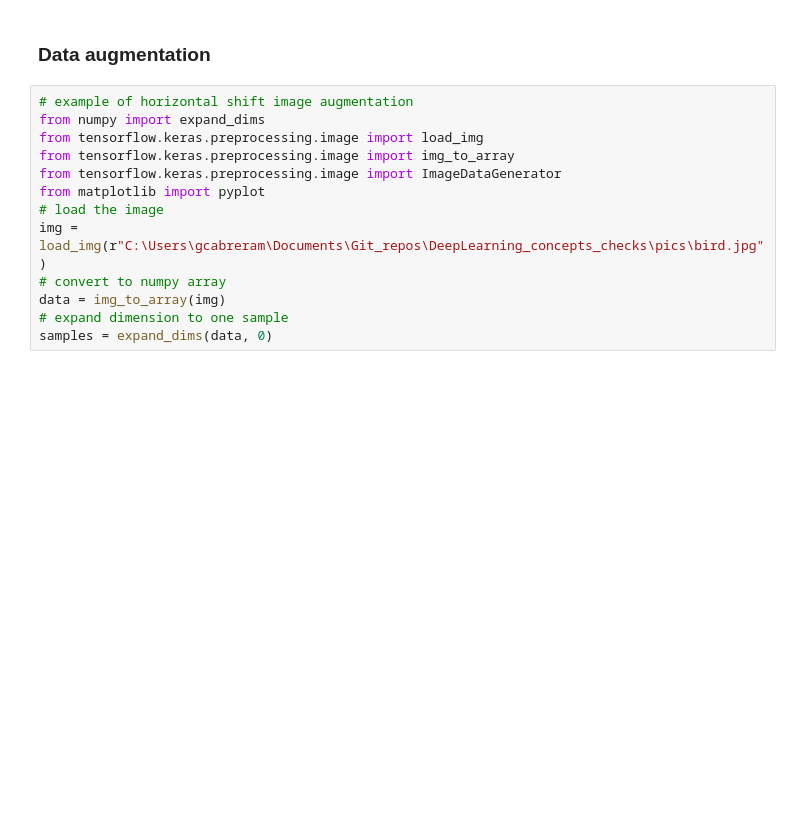
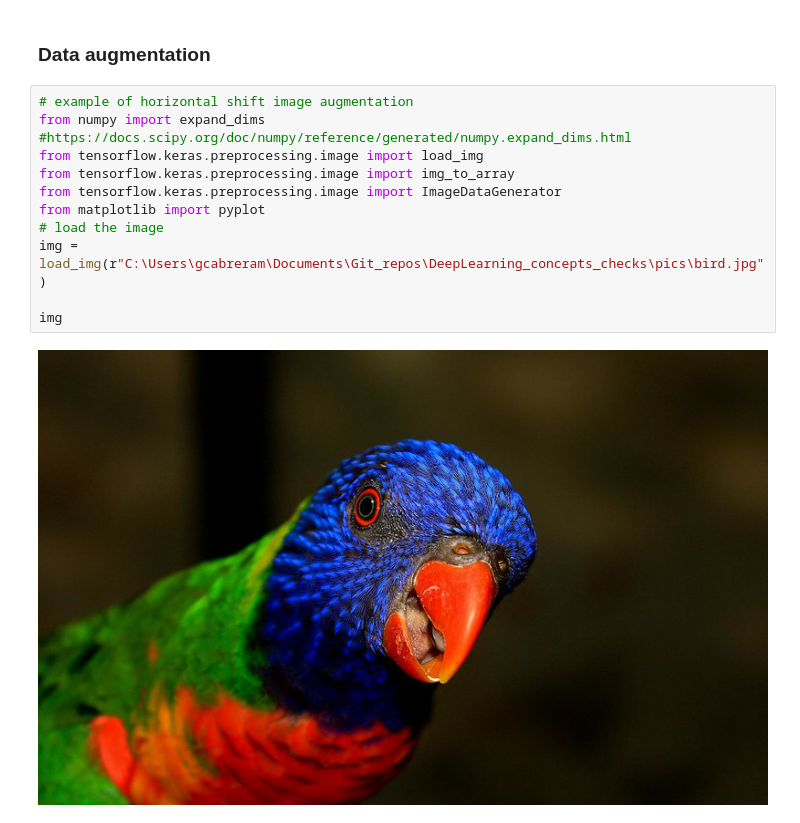
Before and after one commit to GermanCM/DeepLearning_concepts_checks, a Jupyter notebook: project/deep_learning_for_computer_vision_examples/convolutional_layers_examples.ipynb, the cells around one changed output. Drawn from its saved outputs; the diff is of its cells as text; blank space fills up the shorter version.

Commit message:
image data augmentation techniques

```diff
--- a/project/deep_learning_for_computer_vision_examples/convolutional_layers_examples.ipynb
+++ b/project/deep_learning_for_computer_vision_examples/convolutional_layers_examples.ipynb
@@ -3,13 +3,14 @@
 # %%
 # example of horizontal shift image augmentation
 from numpy import expand_dims
+#https://docs.scipy.org/doc/numpy/reference/generated/numpy.expand_dims.html
 from tensorflow.keras.preprocessing.image import load_img
 from tensorflow.keras.preprocessing.image import img_to_array
 from tensorflow.keras.preprocessing.image import ImageDataGenerator
 from matplotlib import pyplot
 # load the image
 img = load_img(r"C:\Users\gcabreram\Documents\Git_repos\DeepLearning_concepts_checks\pics\bird.jpg")
-# convert to numpy array
-data = img_to_array(img)
-# expand dimension to one sample
-samples = expand_dims(data, 0)
+
+img
+# %% [output]
+[figure, added]
```
Also changed, not shown: parts of 9 cells of this notebook.
